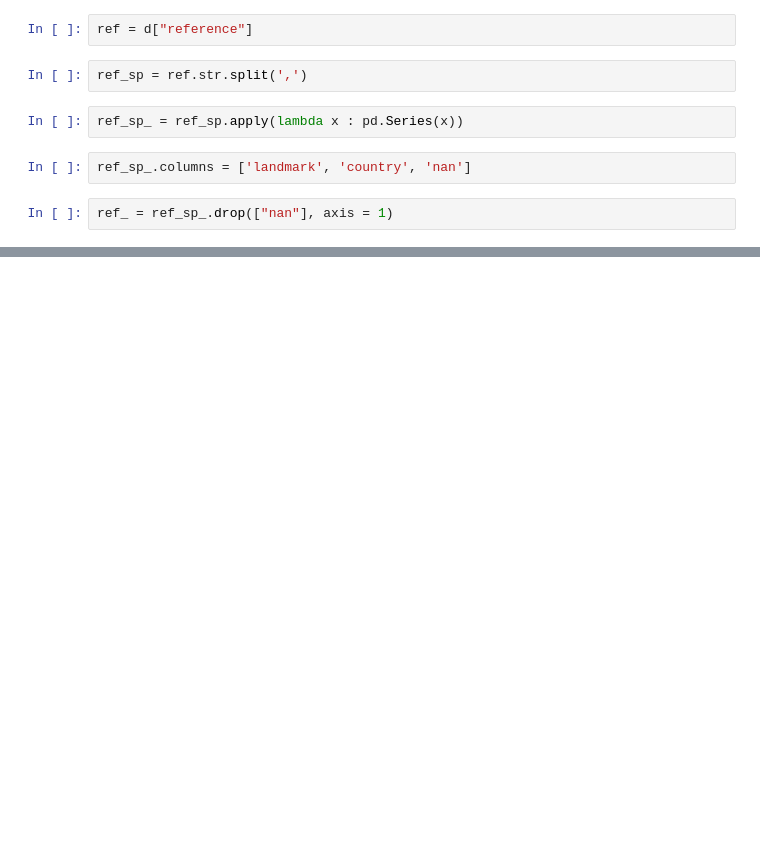
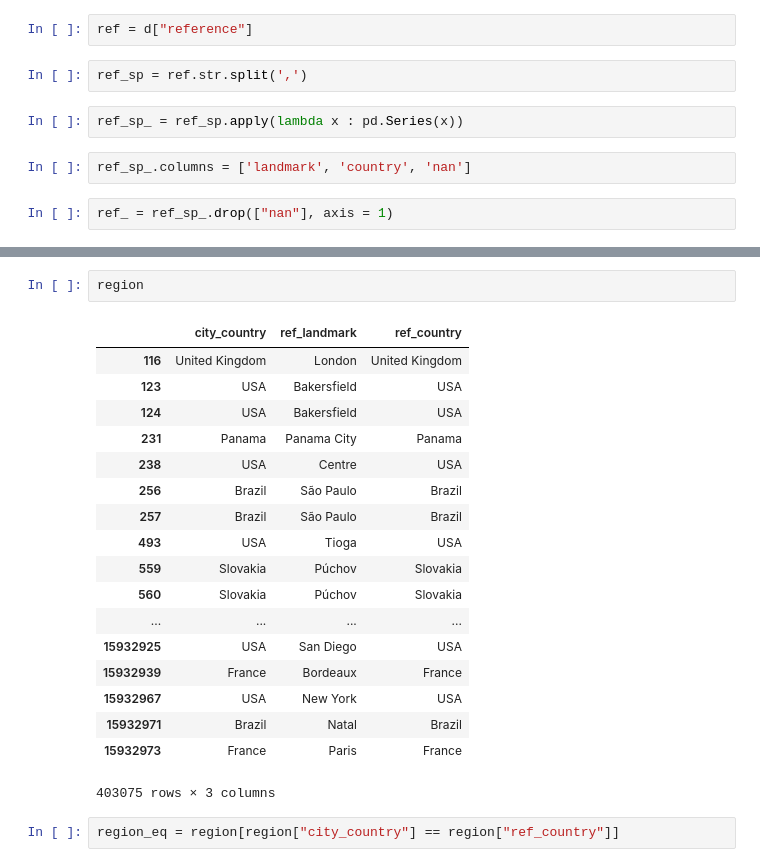
Before and after one commit to sooah/trivago_RecSys_Challenge_2019, a Jupyter notebook: ppt_train_interesting_region.ipynb, the cells around one changed output, grey strips where cells are left out. Drawn from its saved outputs; the diff is of its cells as text; blank space fills up the shorter version.

```diff
--- a/ppt_train_interesting_region.ipynb
+++ b/ppt_train_interesting_region.ipynb
@@ -53,0 +104,23 @@ ref_country
+# %%
+region
+# %% [output]
+|  | city_country | ref_landmark | ref_country |
+| 116 | United Kingdom | London | United Kingdom |
+| 123 | USA | Bakersfield | USA |
+| 124 | USA | Bakersfield | USA |
+| 231 | Panama | Panama City | Panama |
+| 238 | USA | Centre | USA |
+| 256 | Brazil | São Paulo | Brazil |
+| 257 | Brazil | São Paulo | Brazil |
+| 493 | USA | Tioga | USA |
+| 559 | Slovakia | Púchov | Slovakia |
+| 560 | Slovakia | Púchov | Slovakia |
+| ... | ... | ... | ... |
+| 15932925 | USA | San Diego | USA |
+| 15932939 | France | Bordeaux | France |
+| 15932967 | USA | New York | USA |
+| 15932971 | Brazil | Natal | Brazil |
+| 15932973 | France | Paris | France |
+403075 rows × 3 columns
+# %%
+region_eq = region[region["city_country"] == region["ref_country"]]
```
Also changed, not shown: parts of 9 cells of this notebook.
